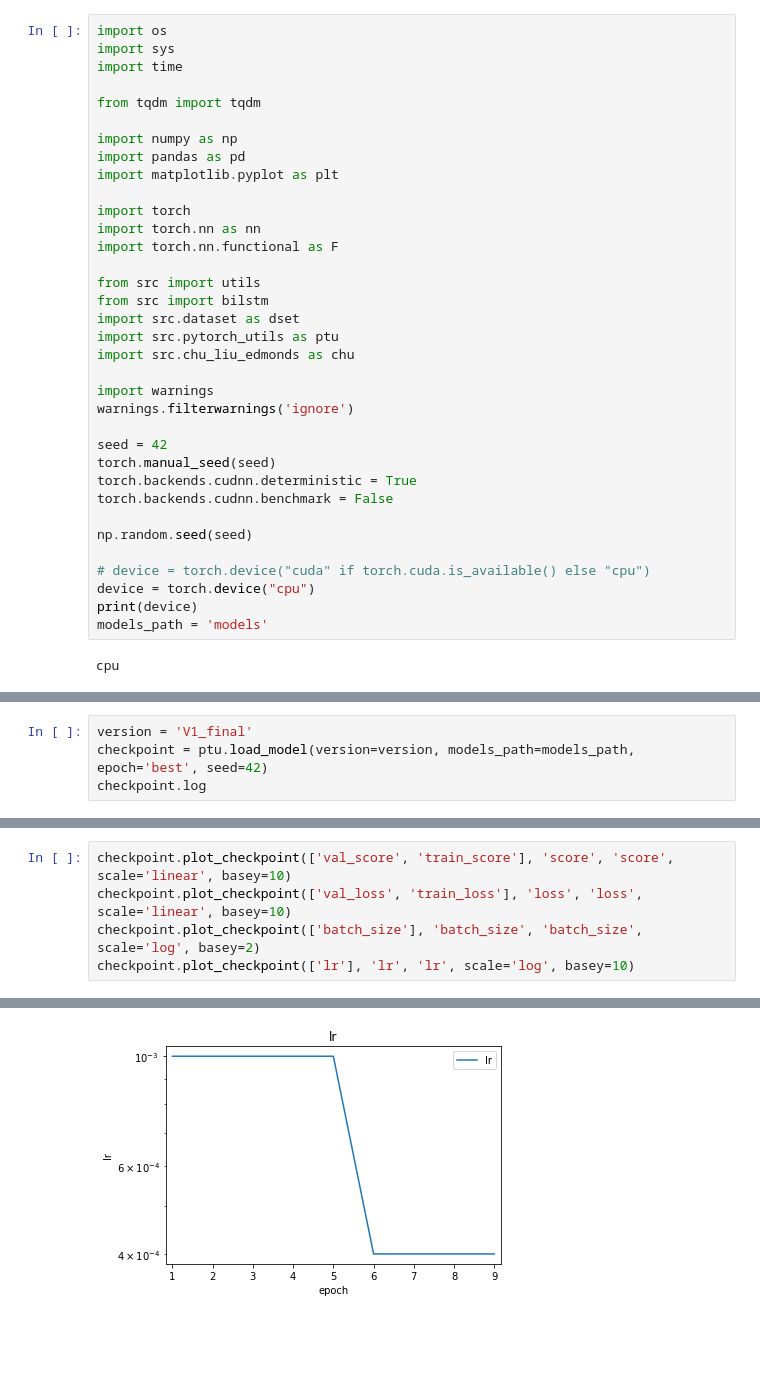
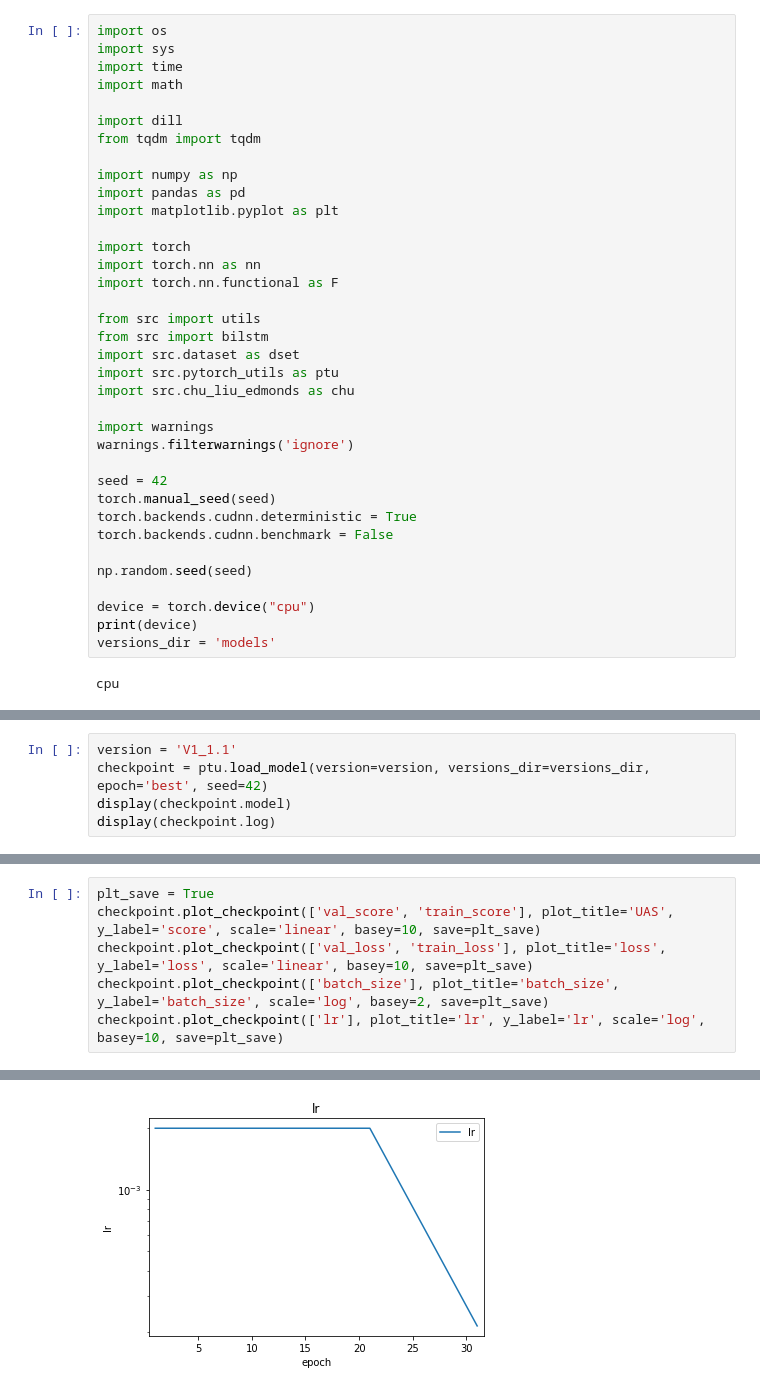
Before and after one commit to matansudry/Neural_Networks_for_Dependency_Parser, a Jupyter notebook: model1_evaluation.ipynb, the cells around one changed output, grey strips where cells are left out. Drawn from its saved outputs; the diff is of its cells as text; blank space fills up the shorter version.

```diff
--- a/model1_evaluation.ipynb
+++ b/model1_evaluation.ipynb
@@ -2,7 +2,9 @@
 import os
 import sys
 import time
+import math
 
+import dill
 from tqdm import tqdm
 
 import numpy as np
@@ -29,10 +31,9 @@ torch.backends.cudnn.benchmark = False
 
 np.random.seed(seed)
 
-# device = torch.device("cuda" if torch.cuda.is_available() else "cpu")
 device = torch.device("cpu")
 print(device)
-models_path = 'models'
+versions_dir = 'models'
 # %% [output]
 cpu
 # %%
@@ -42,5 +43,6 @@ comp_dataset = dset.DataSet('data/comp.unlabeled', train_dataset=train_dataset,
 # %%
-version = 'V1_final'
-checkpoint = ptu.load_model(version=version, models_path=models_path, epoch='best', seed=42)
-checkpoint.log
+version = 'V1_1.1'
+checkpoint = ptu.load_model(version=version, versions_dir=versions_dir, epoch='best', seed=42)
+display(checkpoint.model)
+display(checkpoint.log)
 # %% [output]
@@ -86,6 +118,7 @@ comp_dataset.insert_predictions(preds=y_pred, name='comp_m1')
 # %%
-checkpoint.plot_checkpoint(['val_score', 'train_score'], 'score', 'score', scale='linear', basey=10)
-checkpoint.plot_checkpoint(['val_loss', 'train_loss'], 'loss', 'loss', scale='linear', basey=10)
-checkpoint.plot_checkpoint(['batch_size'], 'batch_size', 'batch_size', scale='log', basey=2)
-checkpoint.plot_checkpoint(['lr'], 'lr', 'lr', scale='log', basey=10)
+plt_save = True
+checkpoint.plot_checkpoint(['val_score', 'train_score'], plot_title='UAS', y_label='score', scale='linear', basey=10, save=plt_save)
+checkpoint.plot_checkpoint(['val_loss', 'train_loss'], plot_title='loss', y_label='loss', scale='linear', basey=10, save=plt_save)
+checkpoint.plot_checkpoint(['batch_size'], plot_title='batch_size', y_label='batch_size', scale='log', basey=2, save=plt_save)
+checkpoint.plot_checkpoint(['lr'], plot_title='lr', y_label='lr', scale='log', basey=10, save=plt_save)
 # %% [output]
@@ -95 +128 @@ checkpoint.plot_checkpoint(['lr'], 'lr', 'lr', scale='log', basey=10)
-[figure, old version]
+[figure, new version]
```
Also changed, not shown: parts of 10 cells of this notebook, 30 other files.
